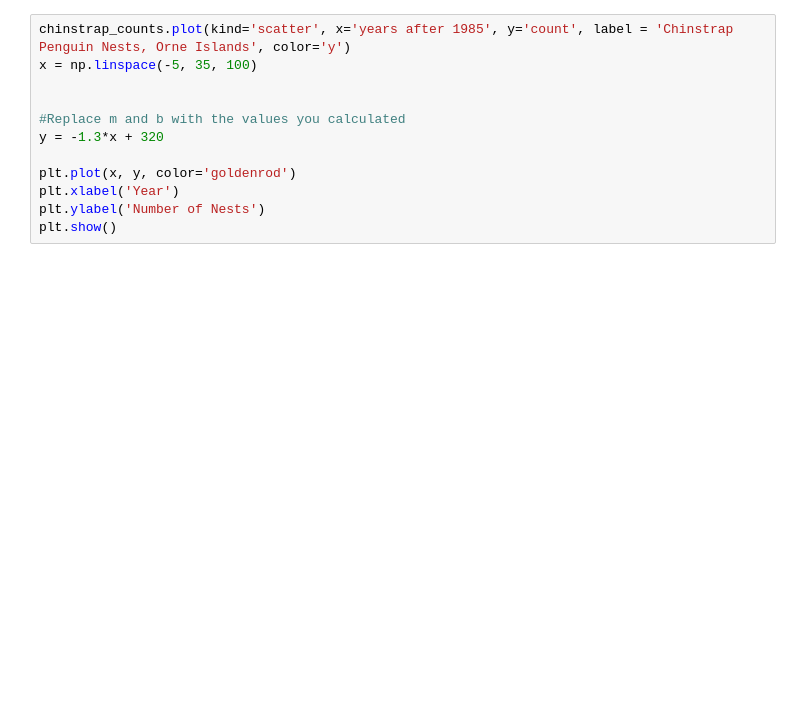
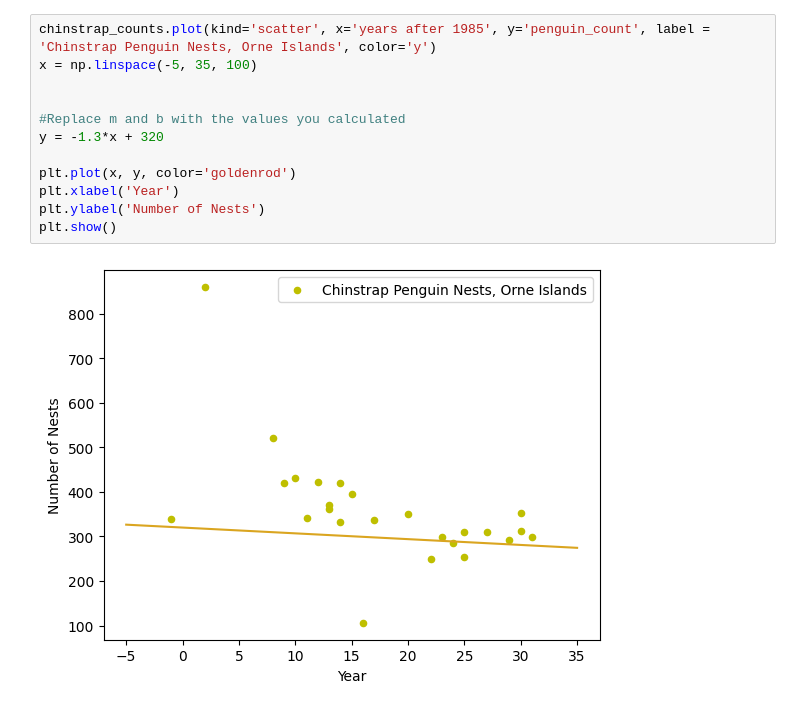
Before and after one commit to shreyaGupta1202/Study_Of_Penguin_Population, a Jupyter notebook: penguins.ipynb, the cells around one changed output. Saved outputs shown, nothing was run; the diff lists cells and outputs as text; blank space fills up the shorter version.

```diff
--- a/penguins.ipynb
+++ b/penguins.ipynb
@@ -105,14 +106,16 @@ NameError: name 'chinstrap_counts' is not defined
 # %%
-chinstrap_counts.plot(kind='scatter', x='years after 1985', y='count', label = 'Chinstrap Penguin Nests, Orne Islands', color='y')
+chinstrap_counts.plot(kind='scatter', x='years after 1985', y='penguin_count', label = 'Chinstrap Penguin Nests, Orne Islands', color='y')
 x = np.linspace(-5, 35, 100)
 
 
 #Replace m and b with the values you calculated
 y = -1.3*x + 320
 
 plt.plot(x, y, color='goldenrod')
 plt.xlabel('Year')
 plt.ylabel('Number of Nests')
 plt.show()
+# %% [output]
+[figure, added]
 # %%
 gentoo_counts
```
Also changed, not shown: parts of 13 cells of this notebook, 1 other file.
